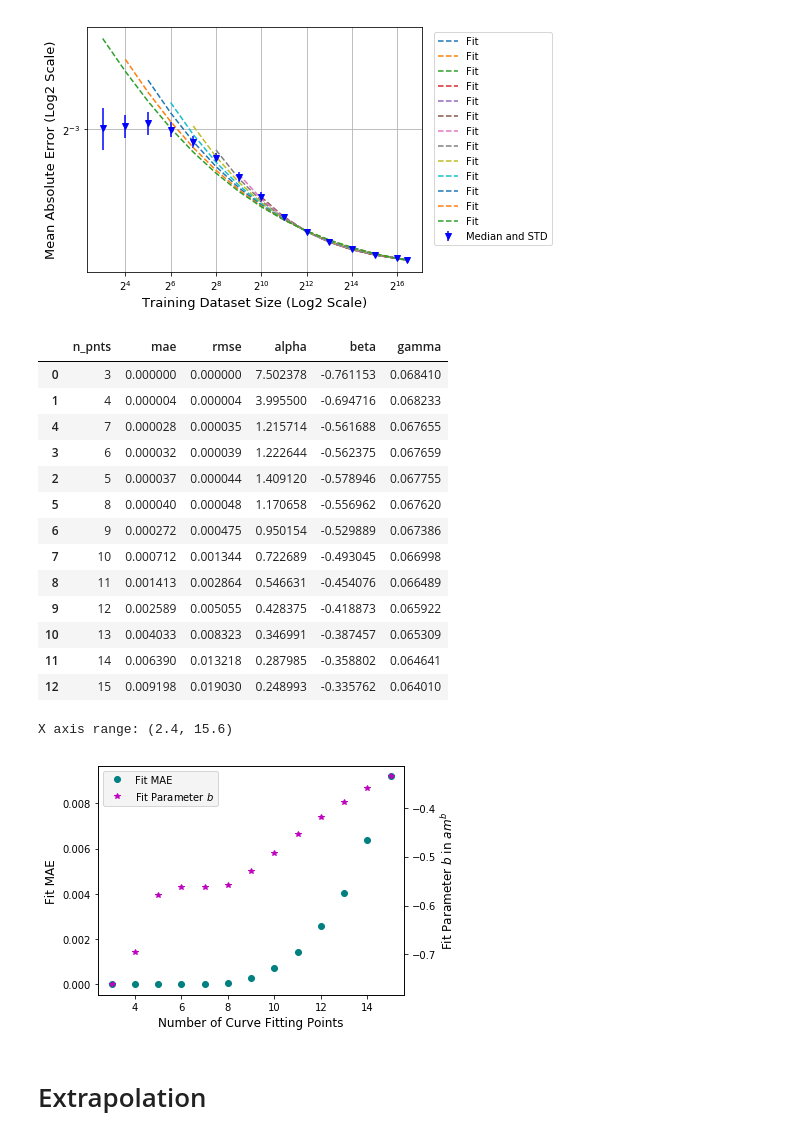
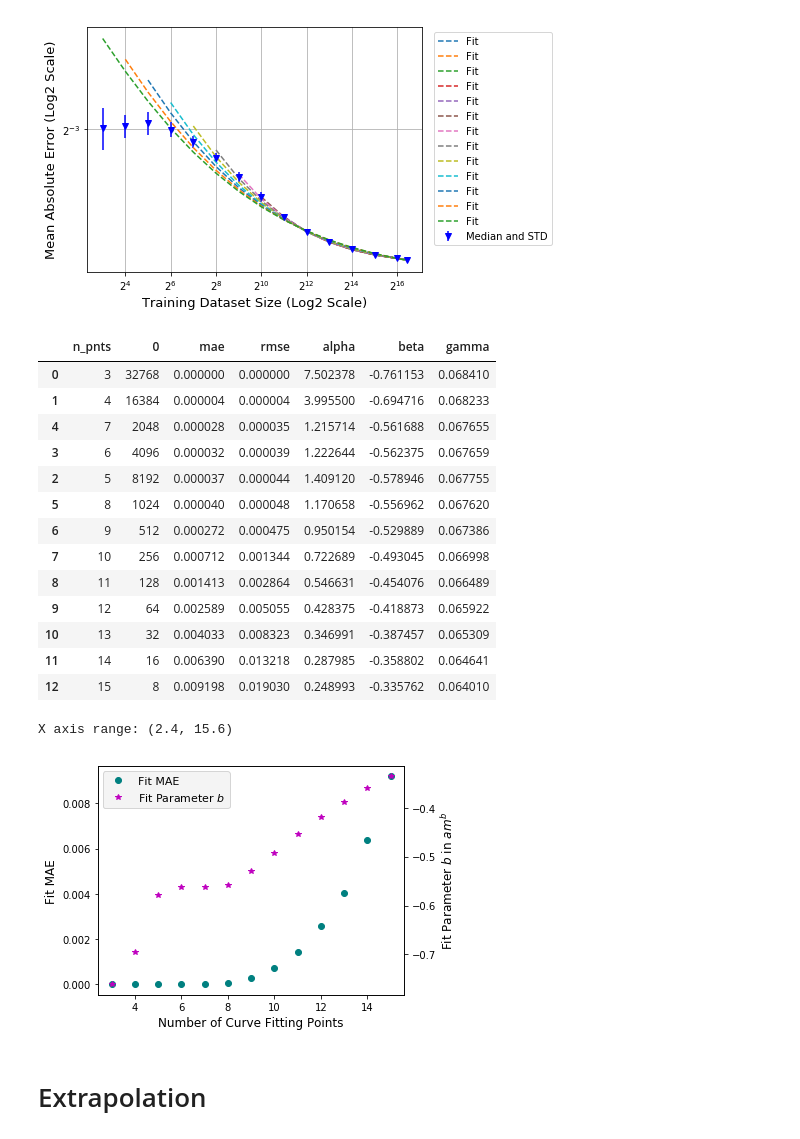
Before and after one commit to adpartin/LearningCurves, a Jupyter notebook: notebooks/01_many_seed_runs_analsis.ipynb, the cells around one changed output. Cells and saved outputs as stored; diff of their text form; code cells hidden in the pictures.

```diff
--- a/notebooks/01_many_seed_runs_analsis.ipynb
+++ b/notebooks/01_many_seed_runs_analsis.ipynb
@@ -67,15 +67,15 @@ src = 'gdsc'
 # GDSC
 if src == 'gdsc':
     base_dir = Path('/vol/ml/apartin/projects/LearningCurves/trn.gdsc/split_on_none/multi_seed_lgbm_100_trees'); model='lgbm'
+    # base_dir = Path('/vol/ml/apartin/projects/LearningCurves/trn.gdsc/split_on_none/nn_reg0'); model='nn'
     # base_dir = Path('/vol/ml/apartin/projects/LearningCurves/trn.gdsc/split_on_none/multi_seed_rf_100_trees'); model='rf'
-    # base_dir = Path('/vol/ml/apartin/projects/LearningCurves/trn.gdsc/split_on_none/nn_reg0'); model='nn'
     # base_dir = Path('/vol/ml/apartin/projects/LearningCurves/trn.gdsc/split_on_none/nn_reg0_more')
     # base_dir = Path('/vol/ml/apartin/projects/LearningCurves/trn.gdsc/split_on_none/nn_reg0_')
 
 elif src == 'top6':
-    # base_dir = Path('/vol/ml/apartin/projects/LearningCurves/trn.top6/split_on_none/multi_seed_lgbm_100_trees'); model='lgbm'
+    base_dir = Path('/vol/ml/apartin/projects/LearningCurves/trn.top6/split_on_none/multi_seed_lgbm_100_trees'); model='lgbm'
+    # base_dir = Path('/vol/ml/apartin/projects/LearningCurves/trn.top6/split_on_none/nn_reg0'); model='nn'
     # base_dir = Path('/vol/ml/apartin/projects/LearningCurves/trn.top6/split_on_none/multi_seed_rf_100_trees'); model='rf'
-    base_dir = Path('/vol/ml/apartin/projects/LearningCurves/trn.top6/split_on_none/nn_reg0'); model='nn'
 
 elif src == 'ctrp':
     pass
@@ -155,8 +155,11 @@ tr_set = 'te'
 # shift_idx=1
 # shift_idx=2
 # shift_idx=3
+
 if src=='gdsc':
     shift_idx=2
+elif src=='top6':
+    shift_idx=2
 # %%
 plot_args = {'tr_set': tr_set, 'metric_name': metric_name, 'figsize': figsize, 'xtick_scale': 'linear', 'ytick_scale': 'linear'}
 
@@ -361,6 +364,7 @@ max_pnts_fit = tot_pnts
 p_arr = []
 gof_arr = []
 prm_arr = []
+xmin = []
 
 ax = None
 ax = lrn_crv_plot.plot_lrn_crv_new(x=x, y=y, yerr=yerr,
@@ -384,33 +388,35 @@ for n_pnts_fit in range(min_pnts_fit, max_pnts_fit+1):
     prm_arr.append(prms)
     gof_arr.append(gof)
     p_arr.append(n_pnts_fit)
+    xmin.append(xf[0])
 # %% [output]
 tot_pnts 15
 [figure]
 # %%
 prm_df = pd.DataFrame(prm_arr)
 gof_df = pd.DataFrame(gof_arr)
+xmin_df = pd.DataFrame(xmin)
 n_pnts_df = pd.DataFrame({'n_pnts': p_arr})
-dd = pd.concat([n_pnts_df, gof_df, prm_df], axis=1)
+dd = pd.concat([n_pnts_df, xmin_df, gof_df, prm_df], axis=1)
 dd = dd.sort_values('mae')
 display(dd)
 
 dd.to_csv(base_dir/f'{src}_{model}_fit_mae_vs_nfit_pnts.csv', index=False)
 # %% [output]
-|  | n_pnts | mae | rmse | alpha | beta | gamma |
-| 0 | 3 | 0.000000 | 0.000000 | 7.502378 | -0.761153 | 0.068410 |
-| 1 | 4 | 0.000004 | 0.000004 | 3.995500 | -0.694716 | 0.068233 |
-| 4 | 7 | 0.000028 | 0.000035 | 1.215714 | -0.561688 | 0.067655 |
-| 3 | 6 | 0.000032 | 0.000039 | 1.222644 | -0.562375 | 0.067659 |
-| 2 | 5 | 0.000037 | 0.000044 | 1.409120 | -0.578946 | 0.067755 |
-| 5 | 8 | 0.000040 | 0.000048 | 1.170658 | -0.556962 | 0.067620 |
-| 6 | 9 | 0.000272 | 0.000475 | 0.950154 | -0.529889 | 0.067386 |
-| 7 | 10 | 0.000712 | 0.001344 | 0.722689 | -0.493045 | 0.066998 |
-| 8 | 11 | 0.001413 | 0.002864 | 0.546631 | -0.454076 | 0.066489 |
-| 9 | 12 | 0.002589 | 0.005055 | 0.428375 | -0.418873 | 0.065922 |
-| 10 | 13 | 0.004033 | 0.008323 | 0.346991 | -0.387457 | 0.065309 |
-| 11 | 14 | 0.006390 | 0.013218 | 0.287985 | -0.358802 | 0.064641 |
-| 12 | 15 | 0.009198 | 0.019030 | 0.248993 | -0.335762 | 0.064010 |
+|  | n_pnts | 0 | mae | rmse | alpha | beta | gamma |
+| 0 | 3 | 32768 | 0.000000 | 0.000000 | 7.502378 | -0.761153 | 0.068410 |
+| 1 | 4 | 16384 | 0.000004 | 0.000004 | 3.995500 | -0.694716 | 0.068233 |
+| 4 | 7 | 2048 | 0.000028 | 0.000035 | 1.215714 | -0.561688 | 0.067655 |
+| 3 | 6 | 4096 | 0.000032 | 0.000039 | 1.222644 | -0.562375 | 0.067659 |
+| 2 | 5 | 8192 | 0.000037 | 0.000044 | 1.409120 | -0.578946 | 0.067755 |
+| 5 | 8 | 1024 | 0.000040 | 0.000048 | 1.170658 | -0.556962 | 0.067620 |
+| 6 | 9 | 512 | 0.000272 | 0.000475 | 0.950154 | -0.529889 | 0.067386 |
+| 7 | 10 | 256 | 0.000712 | 0.001344 | 0.722689 | -0.493045 | 0.066998 |
+| 8 | 11 | 128 | 0.001413 | 0.002864 | 0.546631 | -0.454076 | 0.066489 |
+| 9 | 12 | 64 | 0.002589 | 0.005055 | 0.428375 | -0.418873 | 0.065922 |
+| 10 | 13 | 32 | 0.004033 | 0.008323 | 0.346991 | -0.387457 | 0.065309 |
+| 11 | 14 | 16 | 0.006390 | 0.013218 | 0.287985 | -0.358802 | 0.064641 |
+| 12 | 15 | 8 | 0.009198 | 0.019030 | 0.248993 | -0.335762 | 0.064010 |
 # %%
 # plot_beta = False
 plot_beta = True
@@ -424,36 +430,36 @@ fontsize = 12
 lns1 = ax1.plot(dd.n_pnts, dd.mae, marker='o', ls='', color='teal', label='Fit MAE');
 ax1.set_xlabel('Number of Curve Fitting Points', fontsize=fontsize)
 ax1.set_ylabel('Fit MAE', fontsize=fontsize)
 ax1.tick_params('y', colors='k')
 
 if plot_beta:
     ax2 = ax1.twinx()
     lns2 = ax2.plot(dd.n_pnts, dd.beta, color='m', marker='*', ls='', label='Fit Parameter $b$')
     # ax2.set_ylabel('Fit Parameter $b$ in $am^{b} + c$', color='k', fontsize=fontsize)
     ax2.set_ylabel('Fit Parameter $b$ in $am^{b}$', color='k', fontsize=fontsize)
     ax2.tick_params('y', colors='k')
     leg = lns1 + lns2
     # print(ax2.get_ylim())
 else:
     leg = lns1
 
 ax1.grid(True)
 # print(ax1.get_ylim())
 
 labs = [l.get_label() for l in leg]
-legend = ax1.legend(leg, labs, loc=0)
+# legend = ax2.legend(leg, labs, frameon=True, fontsize=11, loc='best')
+legend = ax1.legend(leg, labs, frameon=True, fontsize=11, loc='best')
 frame = legend.get_frame()
 frame.set_facecolor('0.95')
-
 print('X axis range:', ax1.get_xlim())
 
 # ax.set_ylim([0.060, 0.150])
 ax1.grid(False)
 plt.tight_layout()
 plt.savefig(base_dir/(f'{src}_{model}_fit_mae_vs_nfit_pnts.png'), dpi=200)
 # %% [output]
 X axis range: (2.4, 15.6)
-[figure, old version]
+[figure, new version]
 # %% [markdown]
 # Extrapolation
 # %%
```
Also changed, not shown: parts of 10 cells of this notebook.
